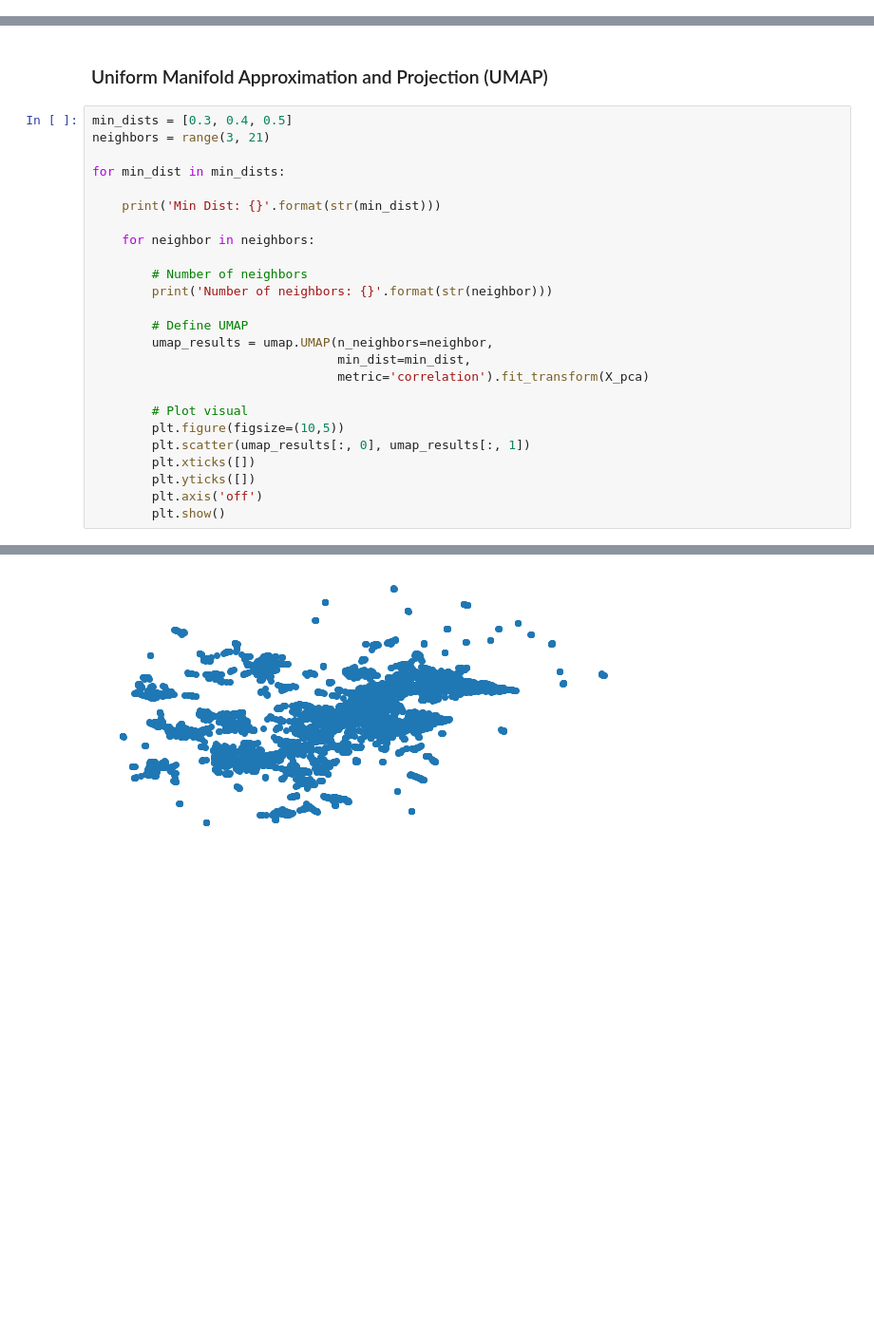
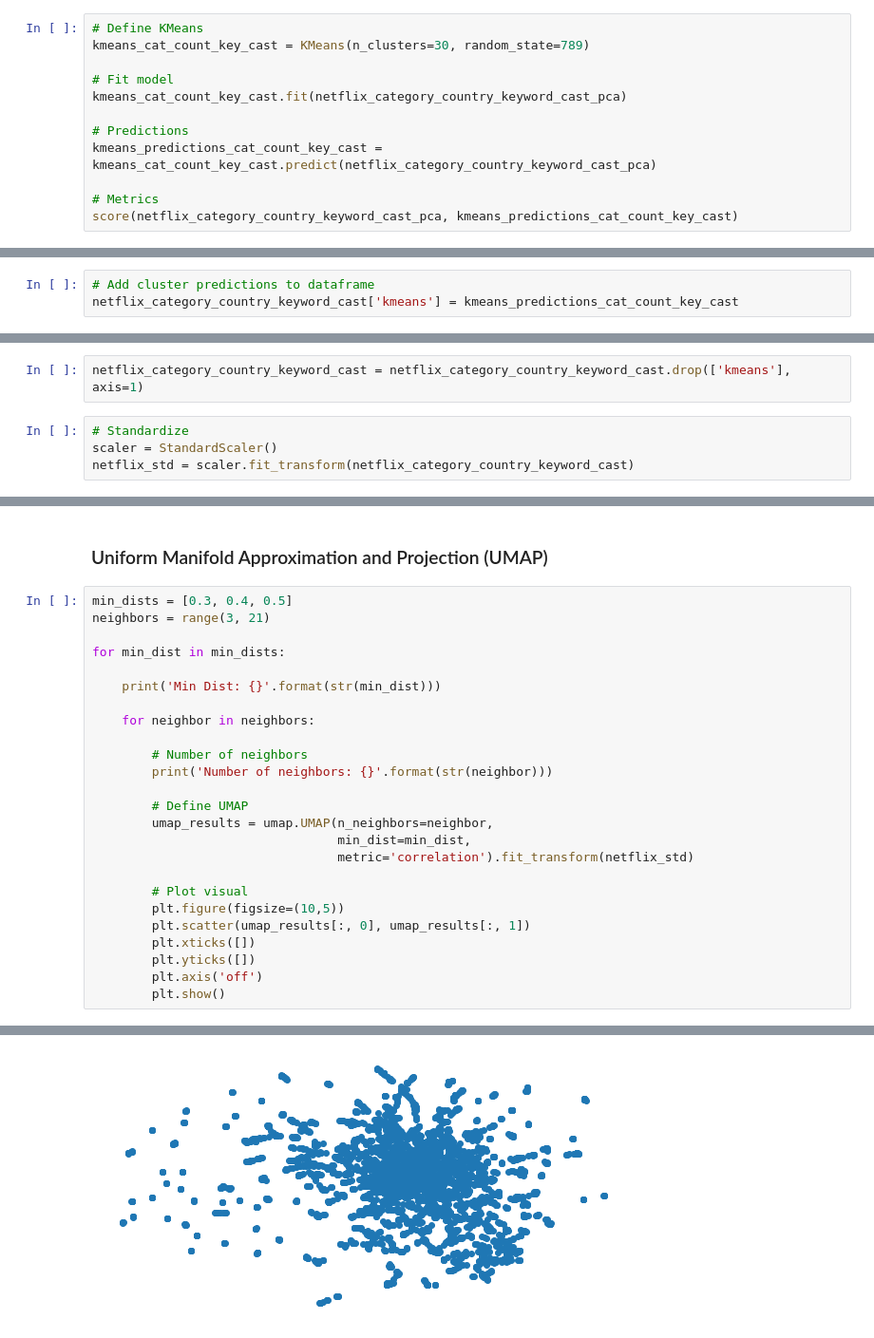
Before and after one commit to BenGriffith/data-science, a Jupyter notebook: capstone/unsupervised/netflix.ipynb, the cells around one changed output, grey strips where cells are left out. Shown at 95% size. Saved outputs shown, nothing was run; the diff lists cells and outputs as text; blank space fills up the shorter version.

Commit message:
Updated clustering algorithms and dimensionality reduction

```diff
--- a/capstone/unsupervised/netflix.ipynb
+++ b/capstone/unsupervised/netflix.ipynb
@@ -1672,0 +959,12 @@ Silhouette Score is 0.948274887484708
+# %%
+# Define KMeans
+kmeans_cat_count_key_cast = KMeans(n_clusters=30, random_state=789)
+
+# Fit model
+kmeans_cat_count_key_cast.fit(netflix_category_country_keyword_cast_pca)
+
+# Predictions
+kmeans_predictions_cat_count_key_cast = kmeans_cat_count_key_cast.predict(netflix_category_country_keyword_cast_pca)
+
+# Metrics
+score(netflix_category_country_keyword_cast_pca, kmeans_predictions_cat_count_key_cast)
@@ -1672,0 +974,3 @@ Silhouette Score is 0.948274887484708
+# %%
+# Add cluster predictions to dataframe
+netflix_category_country_keyword_cast['kmeans'] = kmeans_predictions_cat_count_key_cast
@@ -1676,0 +1053,6 @@ I'll be comparing t-SNE and UMAP dimensionality reduction techniques.
+# %%
+netflix_category_country_keyword_cast = netflix_category_country_keyword_cast.drop(['kmeans'], axis=1)
+# %%
+# Standardize
+scaler = StandardScaler()
+netflix_std = scaler.fit_transform(netflix_category_country_keyword_cast)
@@ -1807,7 +1201,7 @@ for min_dist in min_dists:
         # Define UMAP
         umap_results = umap.UMAP(n_neighbors=neighbor,
                                  min_dist=min_dist,
-                                 metric='correlation').fit_transform(X_pca)
+                                 metric='correlation').fit_transform(netflix_std)
 
         # Plot visual
         plt.figure(figsize=(10,5))
@@ -1825,3 +1219,3 @@ Number of neighbors: 4
 Number of neighbors: 5
-[figure, old version]
+[figure, new version]
 Number of neighbors: 6
```
Also changed, not shown: parts of 146 cells of this notebook.
